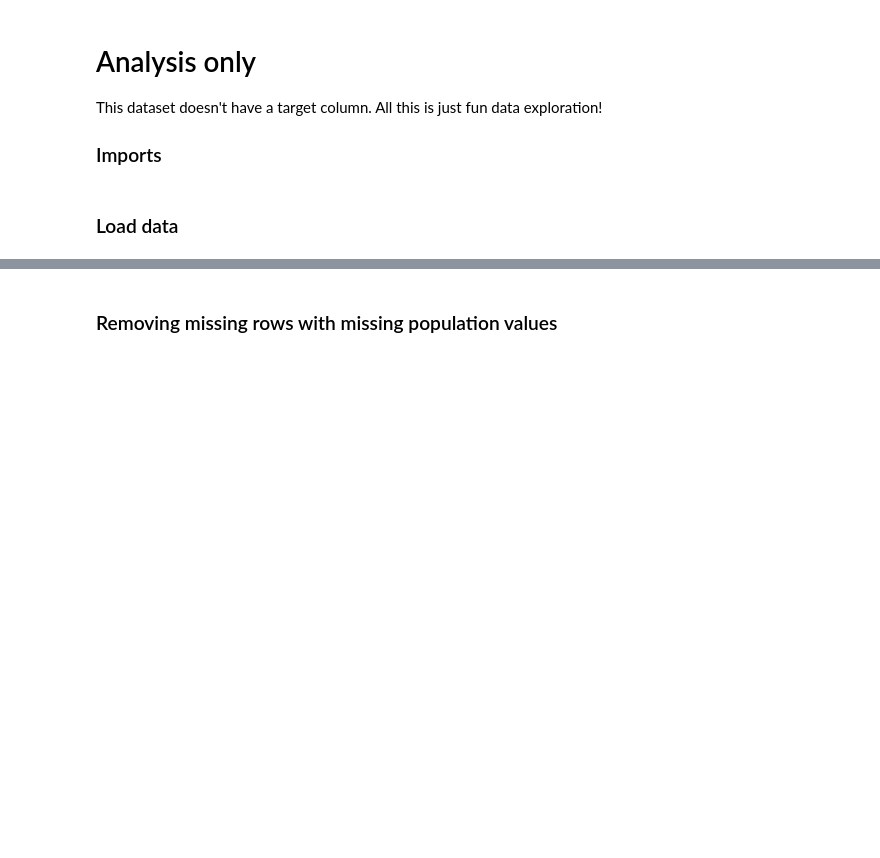
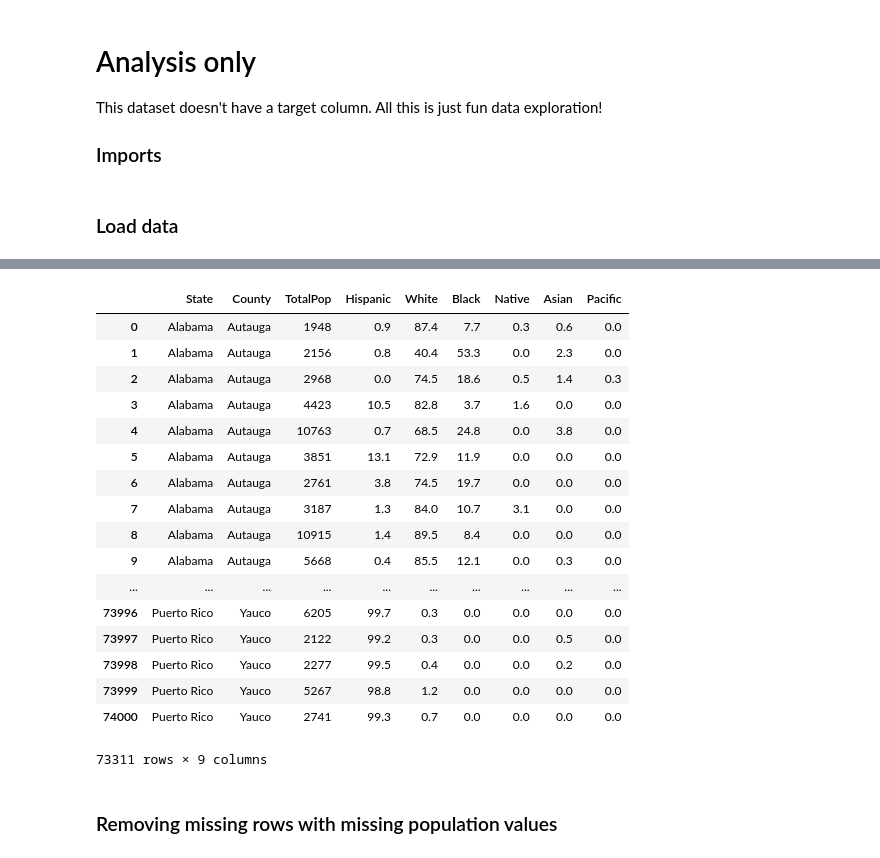
Before and after one commit to pstetz/Kaggle, a Jupyter notebook: in_progress/census/race_focus.ipynb, the cells around one changed output, grey strips where cells are left out. Drawn from its saved outputs; the diff is of its cells as text; code cells hidden in the pictures; blank space fills up the shorter version.

```diff
--- a/in_progress/census/race_focus.ipynb
+++ b/in_progress/census/race_focus.ipynb
@@ -37,6 +37,28 @@ Columns Index(['CensusTract', 'State', 'County', 'TotalPop', 'Men', 'Women',
 | 3 | 1001020400 | Alabama | Autauga | 4423 | 2172 | 2251 | 10.5 | 82.8 | 3.7 | 1.6 | ... |
 | 4 | 1001020500 | Alabama | Autauga | 10763 | 4922 | 5841 | 0.7 | 68.5 | 24.8 | 0.0 | ... |
 5 rows × 37 columns
+# %%
+cols = ['State', 'County', 'TotalPop', 'Hispanic', 'White', 'Black', 'Native', 'Asian', 'Pacific']
+census[cols]
+# %% [output]
+|  | State | County | TotalPop | Hispanic | White | Black | Native | Asian | Pacific |
+| 0 | Alabama | Autauga | 1948 | 0.9 | 87.4 | 7.7 | 0.3 | 0.6 | 0.0 |
+| 1 | Alabama | Autauga | 2156 | 0.8 | 40.4 | 53.3 | 0.0 | 2.3 | 0.0 |
+| 2 | Alabama | Autauga | 2968 | 0.0 | 74.5 | 18.6 | 0.5 | 1.4 | 0.3 |
+| 3 | Alabama | Autauga | 4423 | 10.5 | 82.8 | 3.7 | 1.6 | 0.0 | 0.0 |
+| 4 | Alabama | Autauga | 10763 | 0.7 | 68.5 | 24.8 | 0.0 | 3.8 | 0.0 |
+| 5 | Alabama | Autauga | 3851 | 13.1 | 72.9 | 11.9 | 0.0 | 0.0 | 0.0 |
+| 6 | Alabama | Autauga | 2761 | 3.8 | 74.5 | 19.7 | 0.0 | 0.0 | 0.0 |
+| 7 | Alabama | Autauga | 3187 | 1.3 | 84.0 | 10.7 | 3.1 | 0.0 | 0.0 |
+| 8 | Alabama | Autauga | 10915 | 1.4 | 89.5 | 8.4 | 0.0 | 0.0 | 0.0 |
+| 9 | Alabama | Autauga | 5668 | 0.4 | 85.5 | 12.1 | 0.0 | 0.3 | 0.0 |
+| ... | ... | ... | ... | ... | ... | ... | ... | ... | ... |
+| 73996 | Puerto Rico | Yauco | 6205 | 99.7 | 0.3 | 0.0 | 0.0 | 0.0 | 0.0 |
+| 73997 | Puerto Rico | Yauco | 2122 | 99.2 | 0.3 | 0.0 | 0.0 | 0.5 | 0.0 |
+| 73998 | Puerto Rico | Yauco | 2277 | 99.5 | 0.4 | 0.0 | 0.0 | 0.2 | 0.0 |
+| 73999 | Puerto Rico | Yauco | 5267 | 98.8 | 1.2 | 0.0 | 0.0 | 0.0 | 0.0 |
+| 74000 | Puerto Rico | Yauco | 2741 | 99.3 | 0.7 | 0.0 | 0.0 | 0.0 | 0.0 |
+73311 rows × 9 columns
 # %% [markdown]
 ### Removing missing rows with missing population values
 # %%
```
Also changed, not shown: parts of 6 cells of this notebook, 2 other files.
